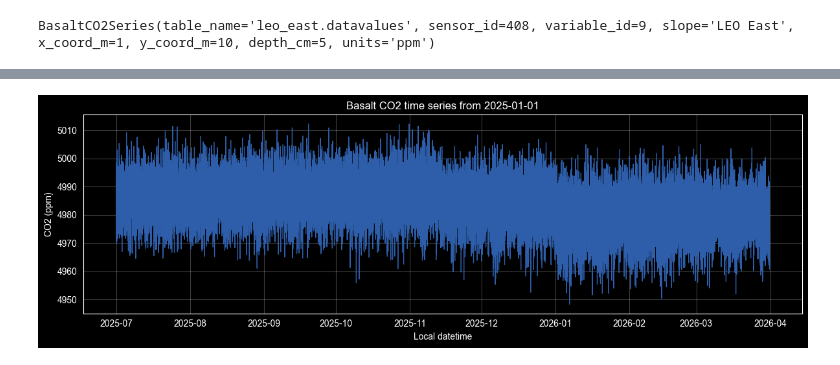
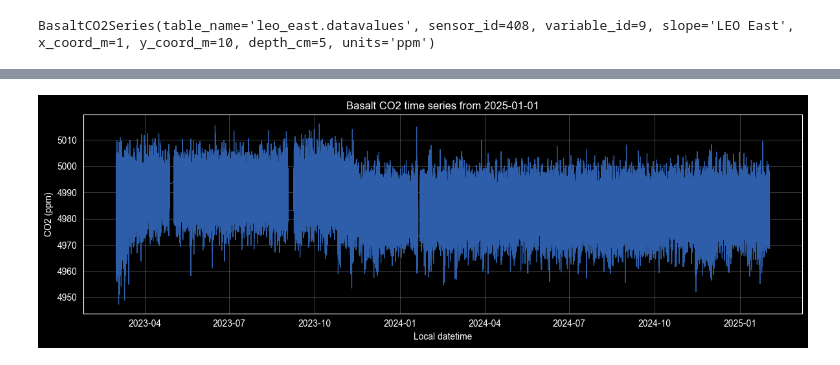
Before and after one commit to DimitriBolt/CO2Flux, a Jupyter notebook: Project_description/sensorDB/co2_basalt_sensor_workbench.ipynb, the cells around one changed output, grey strips where cells are left out. Drawn from its saved outputs; the diff is of its cells as text; code cells hidden in the pictures.

```diff
--- a/Project_description/sensorDB/co2_basalt_sensor_workbench.ipynb
+++ b/Project_description/sensorDB/co2_basalt_sensor_workbench.ipynb
@@ -70,10 +70,10 @@ Rows fetched: 905,933
 # %%
 series = series.mask(series < 0)
-figure, axis = sensor.plot(series=series.loc["2025-07-01":], title="Basalt CO2 time series from 2025-01-01")
+figure, axis = sensor.plot(series=series.loc["2023-03-01":"2025-02-01"], title="Basalt CO2 time series from 2025-01-01")
 # figure, axis = sensor.plot(series=series, title="Basalt CO2 time series")
 plt.show()
 # %% [output]
-[figure, old version]
+[figure, new version]
 # %%
 centered = center_series(series)
 
```
Also changed, not shown: parts of 2 cells of this notebook.
